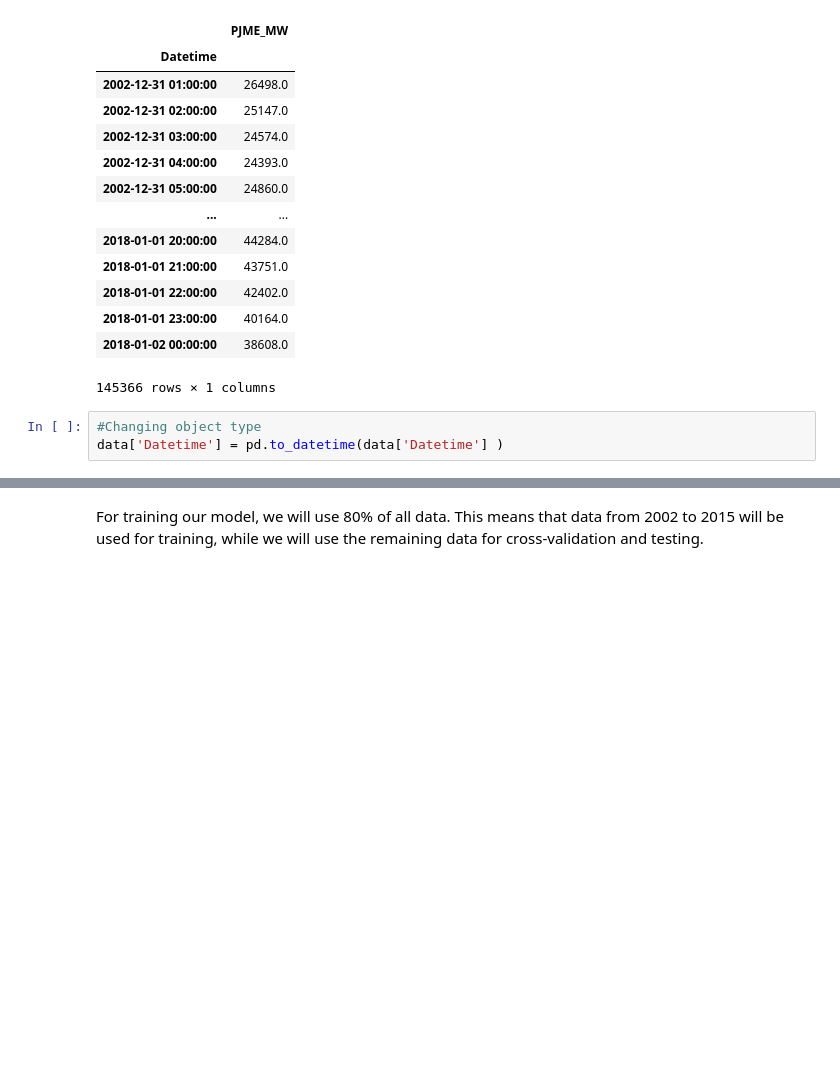
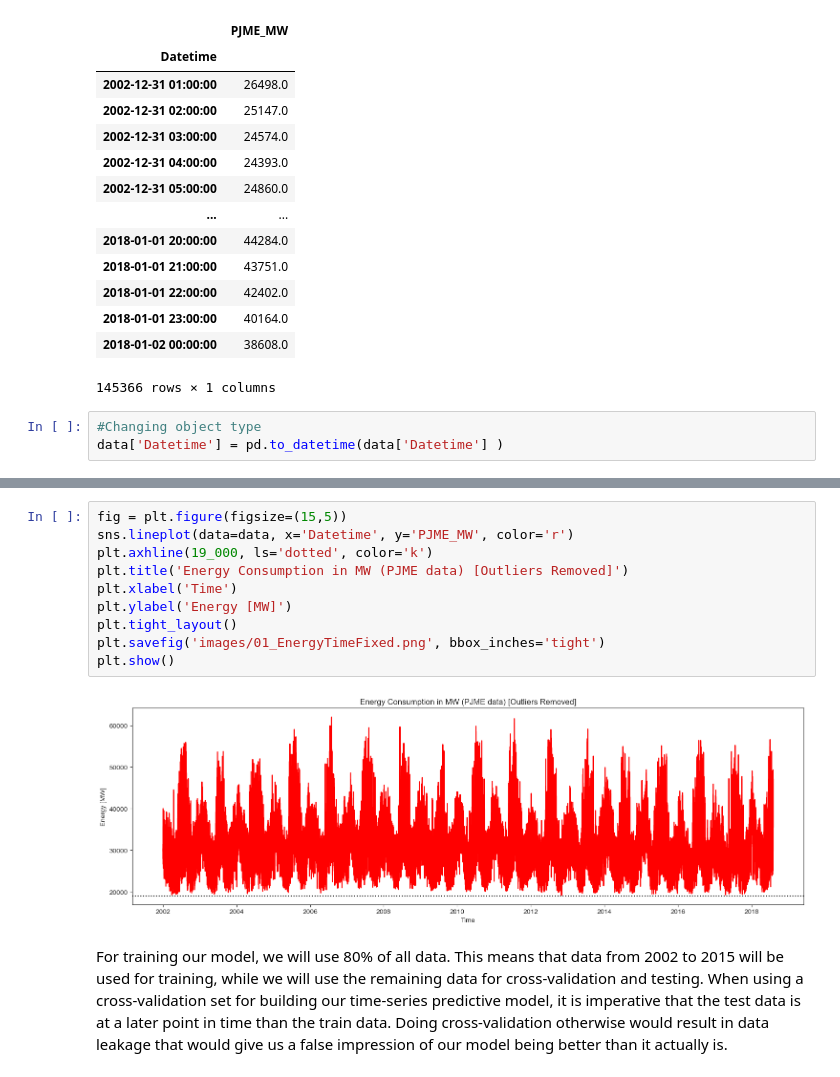
Before and after one commit to Gregoritsch3/ML_EDA_Regression_EnergyConsumptionForecasting, a Jupyter notebook: ML_EDA_EnergyForecast.ipynb, the cells around one changed output, grey strips where cells are left out. Saved outputs shown, nothing was run; the diff lists cells and outputs as text; blank space fills up the shorter version.

```diff
--- a/ML_EDA_EnergyForecast.ipynb
+++ b/ML_EDA_EnergyForecast.ipynb
@@ -117,2 +147,14 @@ plt.show
+# %%
+fig = plt.figure(figsize=(15,5))
+sns.lineplot(data=data, x='Datetime', y='PJME_MW', color='r')
+plt.axhline(19_000, ls='dotted', color='k')
+plt.title('Energy Consumption in MW (PJME data) [Outliers Removed]')
+plt.xlabel('Time')
+plt.ylabel('Energy [MW]')
+plt.tight_layout()
+plt.savefig('images/01_EnergyTimeFixed.png', bbox_inches='tight')
+plt.show()
+# %% [output]
+[figure, added]
 # %% [markdown]
-For training our model, we will use 80% of all data. This means that data from 2002 to 2015 will be used for training, while we will use the remaining data for cross-validation and testing.
+For training our model, we will use 80% of all data. This means that data from 2002 to 2015 will be used for training, while we will use the remaining data for cross-validation and testing. When using a cross-validation set for building our time-series predictive model, it is imperative that the test data is at a later point in time than the train data. Doing cross-validation otherwise would result in data leakage that would give us a false impression of our model being better than it actually is.
```
Also changed, not shown: parts of 34 cells of this notebook, 13 other files.
